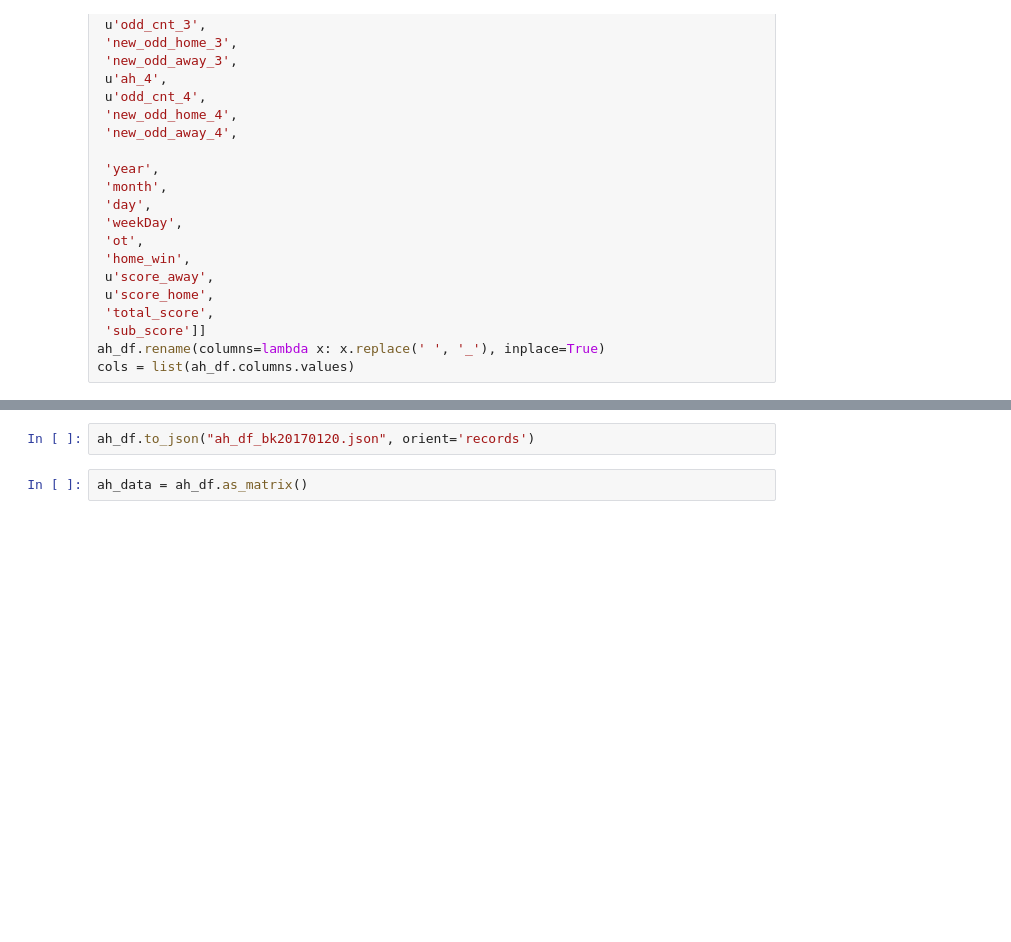
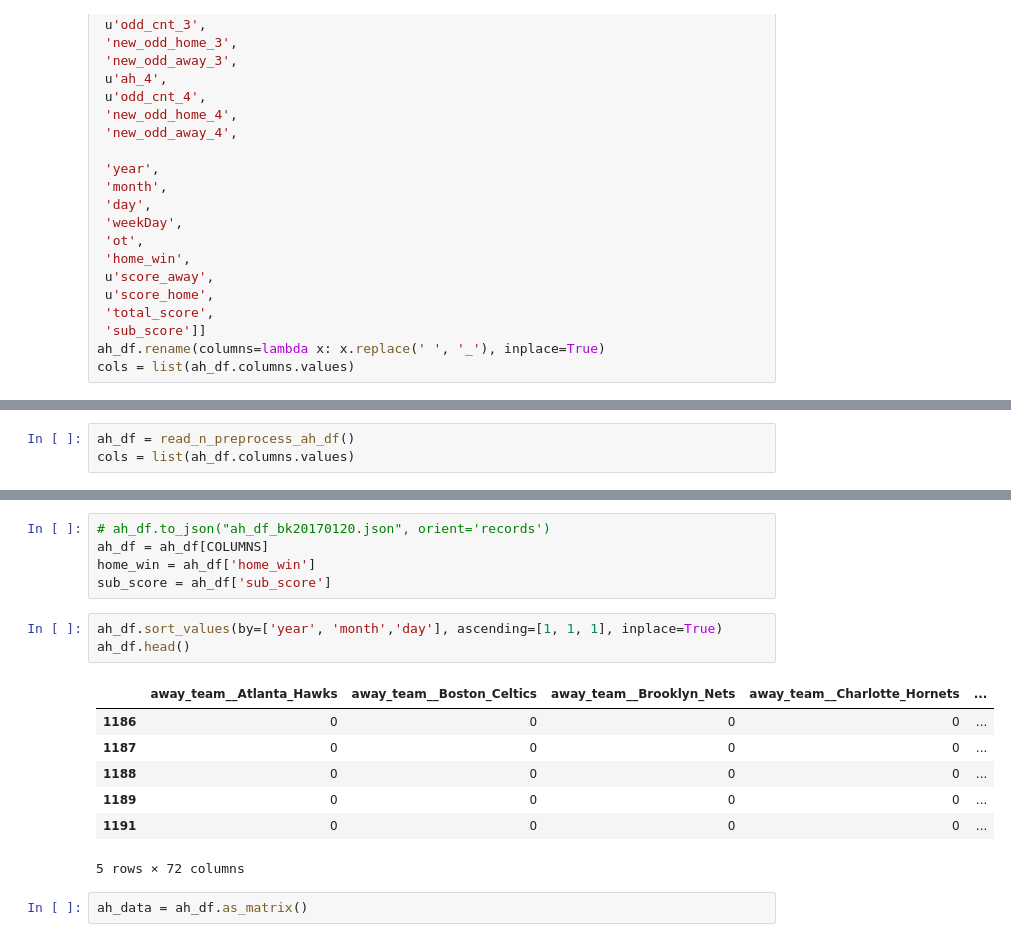
Before and after one commit to ccuulinay/playing_nba, a Jupyter notebook: nba_odds_analysis/ah_odds_go_thru.ipynb, the cells around one changed output, grey strips where cells are left out. Drawn from its saved outputs; the diff is of its cells as text; blank space fills up the shorter version.

```diff
--- a/nba_odds_analysis/ah_odds_go_thru.ipynb
+++ b/nba_odds_analysis/ah_odds_go_thru.ipynb
@@ -291,0 +423,3 @@ cols
+# %%
+ah_df = read_n_preprocess_ah_df()
+cols = list(ah_df.columns.values)
@@ -292,5 +515,19 @@ cols
 # %%
-ah_df.to_json("ah_df_bk20170120.json", orient='records')
+# ah_df.to_json("ah_df_bk20170120.json", orient='records')
+ah_df = ah_df[COLUMNS]
+home_win = ah_df['home_win']
+sub_score = ah_df['sub_score']
+# %%
+ah_df.sort_values(by=['year', 'month','day'], ascending=[1, 1, 1], inplace=True)
+ah_df.head()
+# %% [output]
+|  | away_team__Atlanta_Hawks | away_team__Boston_Celtics | away_team__Brooklyn_Nets | away_team__Charlotte_Hornets | ... |
+| 1186 | 0 | 0 | 0 | 0 | ... |
+| 1187 | 0 | 0 | 0 | 0 | ... |
+| 1188 | 0 | 0 | 0 | 0 | ... |
+| 1189 | 0 | 0 | 0 | 0 | ... |
+| 1191 | 0 | 0 | 0 | 0 | ... |
+5 rows × 72 columns
 # %%
 ah_data = ah_df.as_matrix()
 # %%
```
Also changed, not shown: parts of 14 cells of this notebook, 2 other files.
